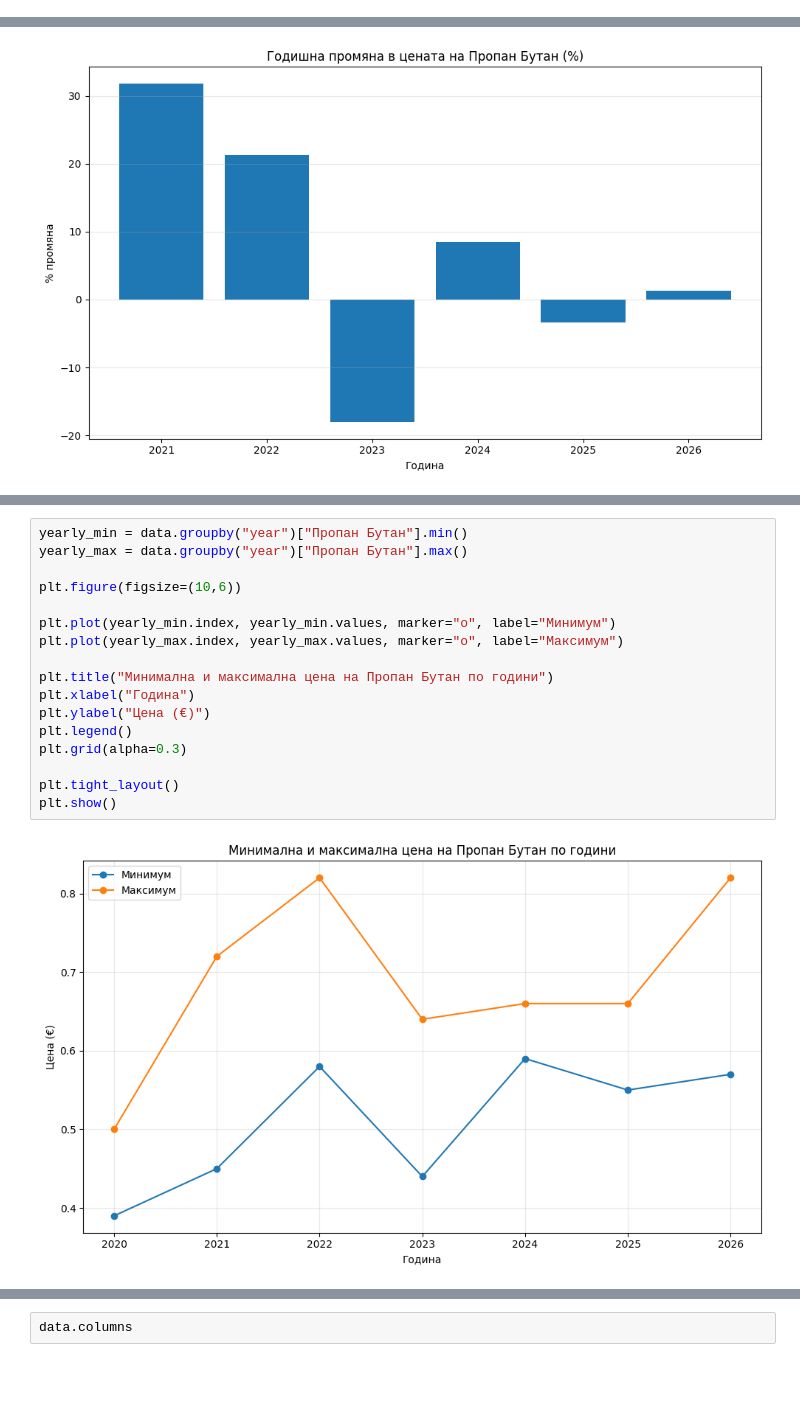
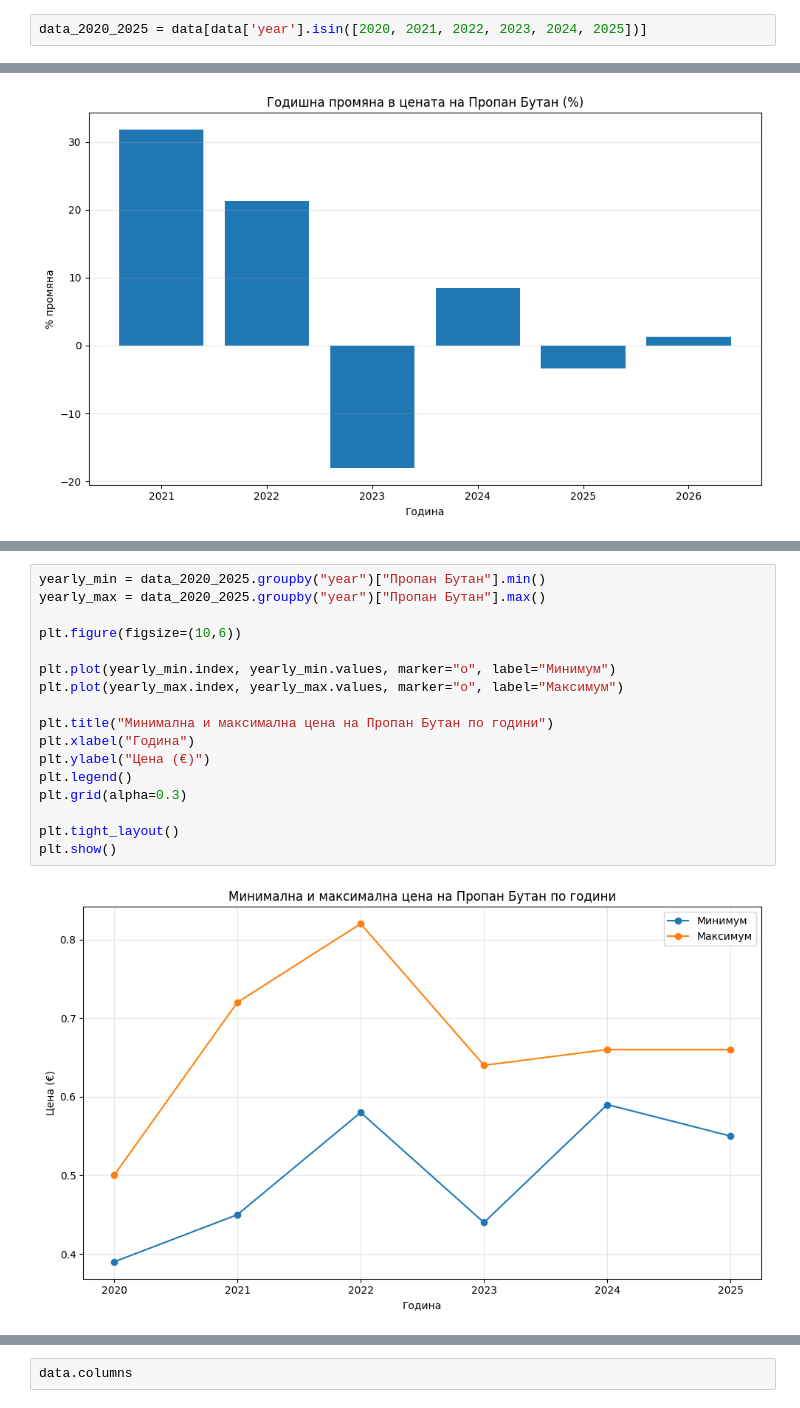
Before and after one commit to plamensve/fuel_sales, a Jupyter notebook: notebooks/eda.ipynb, the cells around one changed output, grey strips where cells are left out. Drawn from its saved outputs; the diff is of its cells as text; blank space fills up the shorter version.

```diff
--- a/notebooks/eda.ipynb
+++ b/notebooks/eda.ipynb
@@ -191 +207,3 @@ print(f"Икономия при 50L: {savings:.2f} €")
+# %%
+data_2020_2025 = data[data['year'].isin([2020, 2021, 2022, 2023, 2024, 2025])]
 # %%
@@ -300,22 +318,22 @@ plt.show()
 # %%
-yearly_min = data.groupby("year")["Пропан Бутан"].min()
-yearly_max = data.groupby("year")["Пропан Бутан"].max()
+yearly_min = data_2020_2025.groupby("year")["Пропан Бутан"].min()
+yearly_max = data_2020_2025.groupby("year")["Пропан Бутан"].max()
 
 plt.figure(figsize=(10,6))
 
 plt.plot(yearly_min.index, yearly_min.values, marker="o", label="Минимум")
 plt.plot(yearly_max.index, yearly_max.values, marker="o", label="Максимум")
 
 plt.title("Минимална и максимална цена на Пропан Бутан по години")
 plt.xlabel("Година")
 plt.ylabel("Цена (€)")
 plt.legend()
 plt.grid(alpha=0.3)
 
 plt.tight_layout()
 plt.show()
 # %% [output]
-[figure, old version]
+[figure, new version]
 # %%
 data
 # %% [output]
```
Also changed, not shown: parts of 17 cells of this notebook, 1 other file.
